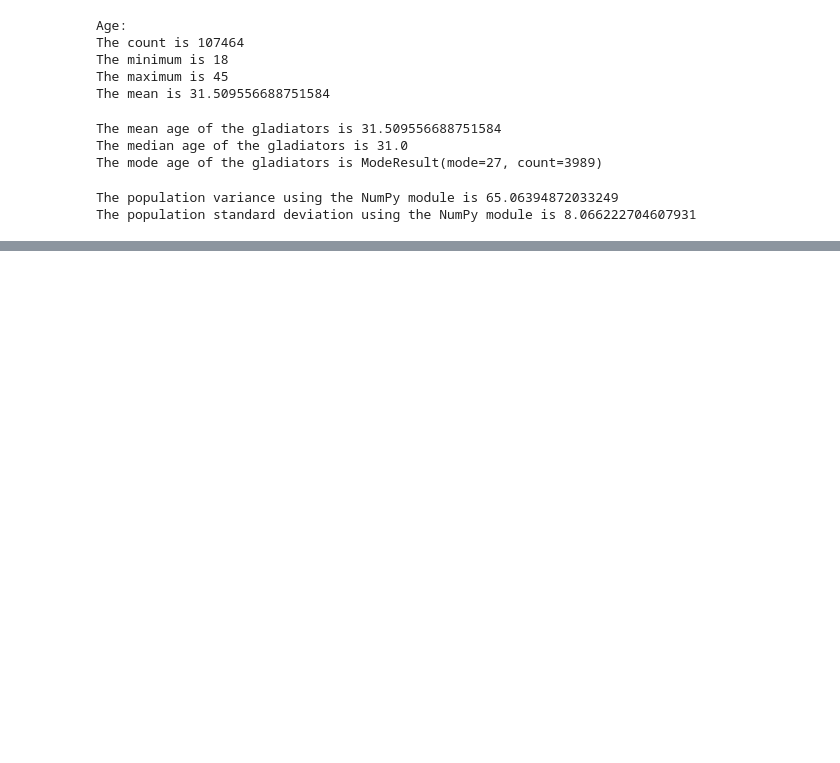
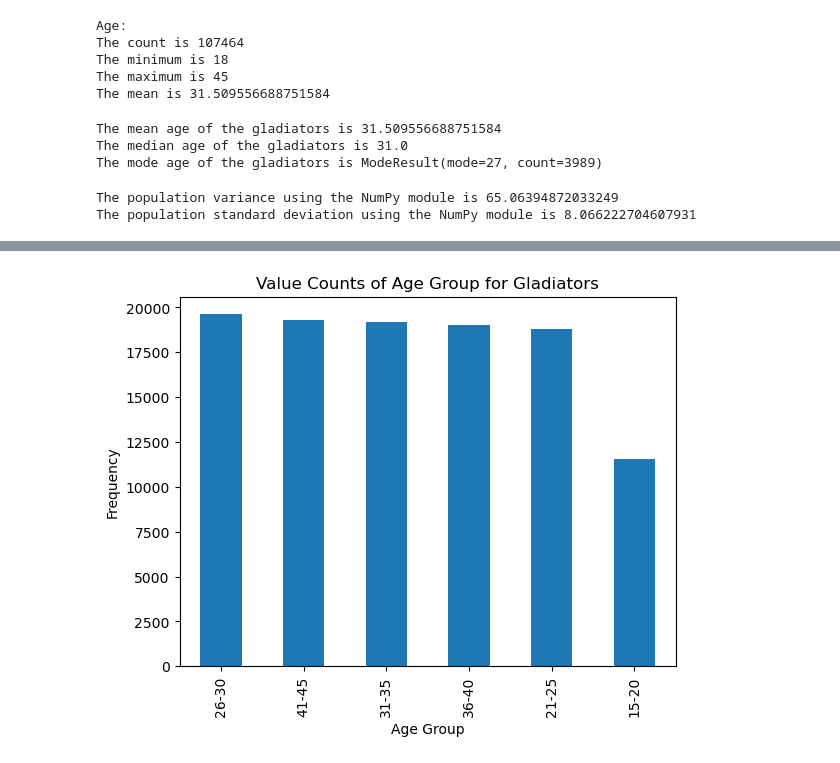
Before and after one commit to Strformor/the_gladiators, a Jupyter notebook: gladiators_age.ipynb, the cells around one changed output, grey strips where cells are left out. Saved outputs shown, nothing was run; the diff lists cells and outputs as text; code cells hidden in the pictures; blank space fills up the shorter version.

Commit message:
Mary add Gladiator Age Data

```diff
--- a/gladiators_age.ipynb
+++ b/gladiators_age.ipynb
@@ -113,3 +103,13 @@ print(f"The population standard deviation using the NumPy module is {stand_dev}"
 # %% [output]
 The population variance using the NumPy module is 65.06394872033249
 The population standard deviation using the NumPy module is 8.066222704607931
+# %%
+# Define the age ranges and labels
+age_bins = [15, 20, 25, 30, 35, 40, 45]
+age_labels = ['15-20', '21-25', '26-30', '31-35', '36-40', '41-45']
+
+# Create a new column 'Age Group' using pd.cut
+gladiator_df['Age Group'] = pd.cut(gladiator_df['Age'], bins=age_bins, labels=age_labels, include_lowest=True)
+
+# Display the DataFrame with the new column
+gladiator_df.head()
@@ -115,0 +201,9 @@ The population standard deviation using the NumPy module is 8.066222704607931
+# %%
+age_group_counts = gladiator_df['Age Group'].value_counts()
+age_group_counts.plot(kind='bar')
+plt.title('Value Counts of Age Group for Gladiators')
+plt.xlabel('Age Group')
+plt.ylabel('Frequency')
+plt.show()
+# %% [output]
+[figure, added]
```
Also changed, not shown: parts of 10 cells of this notebook.
